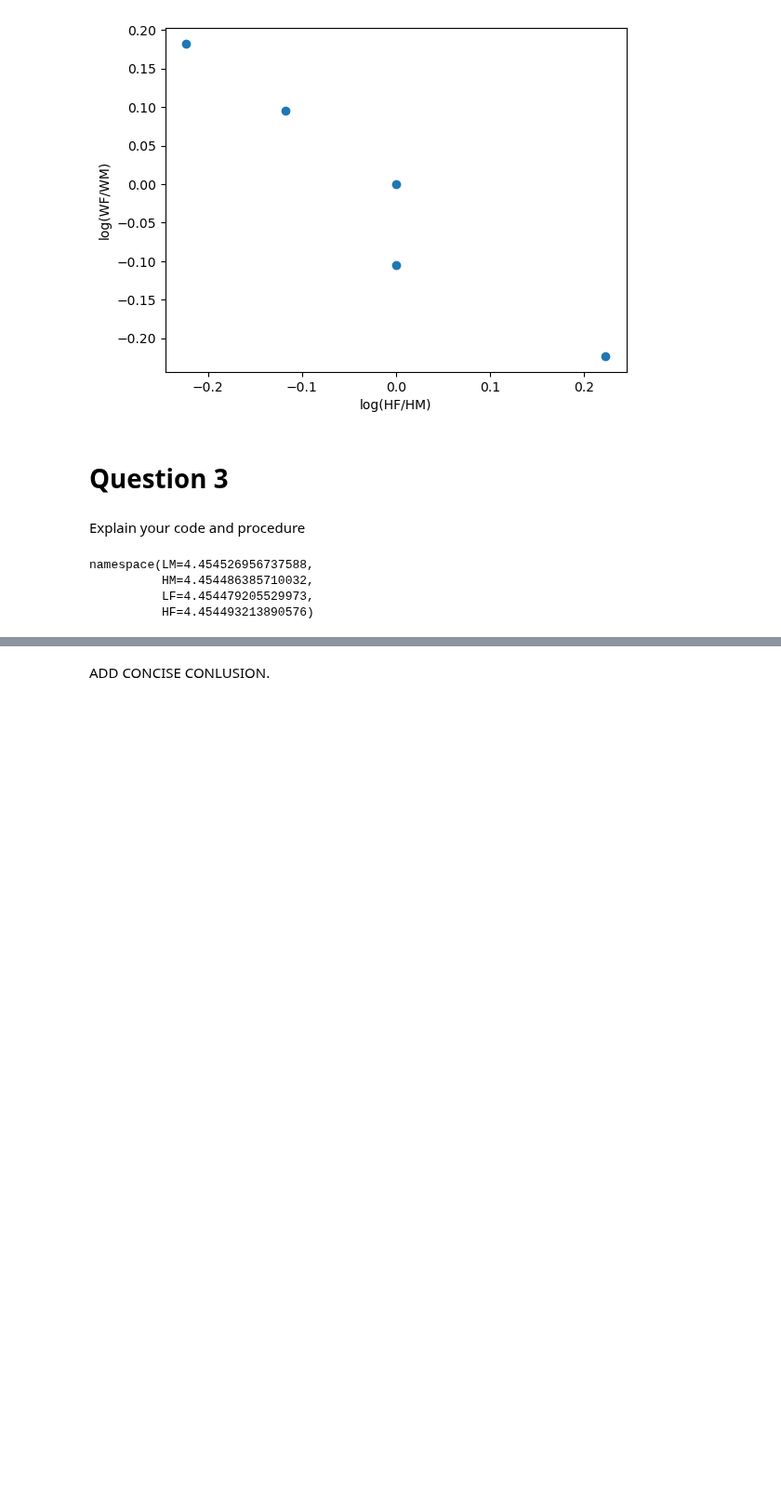
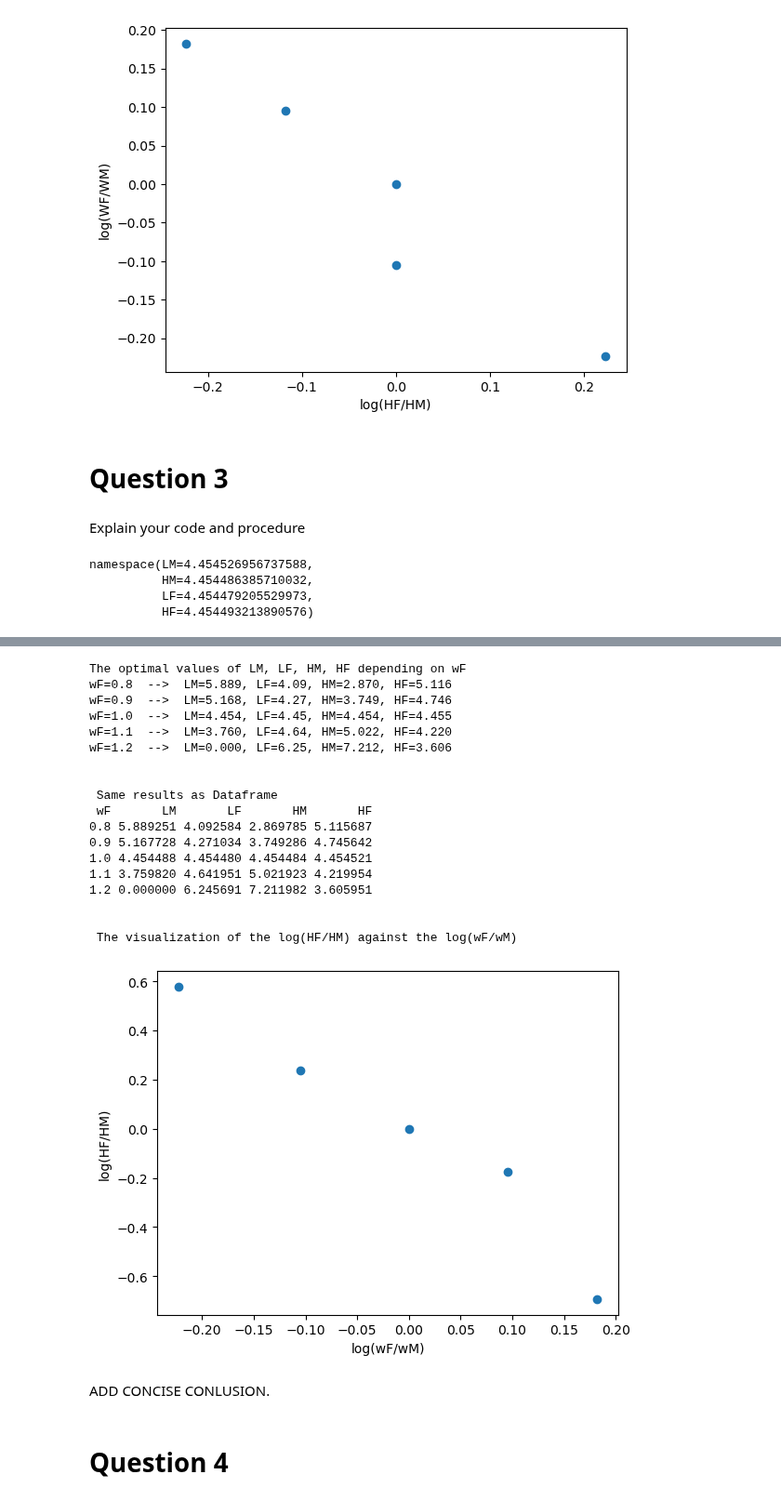
Before and after one commit to NumEconCopenhagen/projects-2023-mes, a Jupyter notebook: inauguralproject/inauguralproject.ipynb, the cells around one changed output, grey strips where cells are left out. Shown at 93% size. Cells and saved outputs as stored; diff of their text form; code cells hidden in the pictures; blank space fills up the shorter version.

```diff
--- a/inauguralproject/inauguralproject.ipynb
+++ b/inauguralproject/inauguralproject.ipynb
@@ -168,2 +132,63 @@ BWK_w: [-0.2231435513142097, -0.10536051565782628, 0.0, 0.09531017980432493, 0.1
+# %%
+import pandas as pd
+
+# save the class as 'model'
+model = HouseholdSpecializationModelClass()
+
+# A. define an empty list to store the results from the upcoming for loop
+optimal_values = []
+
+# Printing a heading
+print('The optimal values of LM, LF, HM, HF depending on wF')
+
+# B. creating a for loop to solve the model for varying wF's
+for wF in model.par.wF_vec:
+    model.par.wF = wF
+    model.solve_continous() # solve the model for the different values of wF
+    optimal_values.append((wF, model.sol.LM, model.sol.LF, model.sol.HM, model.sol.HF)) # append the solutions to the empty list 'optimal_values'
+    print(f"wF={wF:.1f}  -->  LM={model.sol.LM:.3f}, LF={model.sol.LF:.2f}, HM={model.sol.HM:.3f}, HF={model.sol.HF:.3f}") # printing the results
+
+# C. Convert the results to a pandas DataFrame for easier manipulation
+df = pd.DataFrame(optimal_values, columns=["wF", "LM", "LF", "HM", "HF"]) # create the dataFrame df with the results from above
+print('\n', '\n', "Same results as Dataframe") # Printing a header
+print(df.to_string(index=False)) # printing the DataFrame with excluding the index column
+
+# D. extract colums from Pandas Data Frame and store them as new lists
+a1 = df['HF'].tolist()
+a2 = df['HM'].tolist()
+a3 = df['wF'].tolist()
+
+# E. Take the logs of the ratios HF/HM and wF/wM
+log_a1_a2 = [math.log(a1[i] / a2[i]) for i in range(len(a1))]
+log_a3 = [math.log(a3[i]) for i in range(len(a3))]
+
+# Plot the log ratios
+plt.scatter(log_a3, log_a1_a2)
+plt.ylabel("log(HF/HM)")
+plt.xlabel("log(wF/wM)")
+print('\n', '\n', 'The visualization of the log(HF/HM) against the log(wF/wM)') # Header
+plt.show()
+# %% [output]
+The optimal values of LM, LF, HM, HF depending on wF
+wF=0.8  -->  LM=5.889, LF=4.09, HM=2.870, HF=5.116
+wF=0.9  -->  LM=5.168, LF=4.27, HM=3.749, HF=4.746
+wF=1.0  -->  LM=4.454, LF=4.45, HM=4.454, HF=4.455
+wF=1.1  -->  LM=3.760, LF=4.64, HM=5.022, HF=4.220
+wF=1.2  -->  LM=0.000, LF=6.25, HM=7.212, HF=3.606
+
+
+ Same results as Dataframe
+ wF       LM       LF       HM       HF
+0.8 5.889251 4.092584 2.869785 5.115687
+0.9 5.167728 4.271034 3.749286 4.745642
+1.0 4.454488 4.454480 4.454484 4.454521
+1.1 3.759820 4.641951 5.021923 4.219954
+1.2 0.000000 6.245691 7.211982 3.605951
+
+
+ The visualization of the log(HF/HM) against the log(wF/wM)
+[figure, added]
 # %% [markdown]
 ADD CONCISE CONLUSION.
+# %% [markdown]
+# Question 4
```
Also changed, not shown: parts of 5 cells of this notebook, 1 other file.
